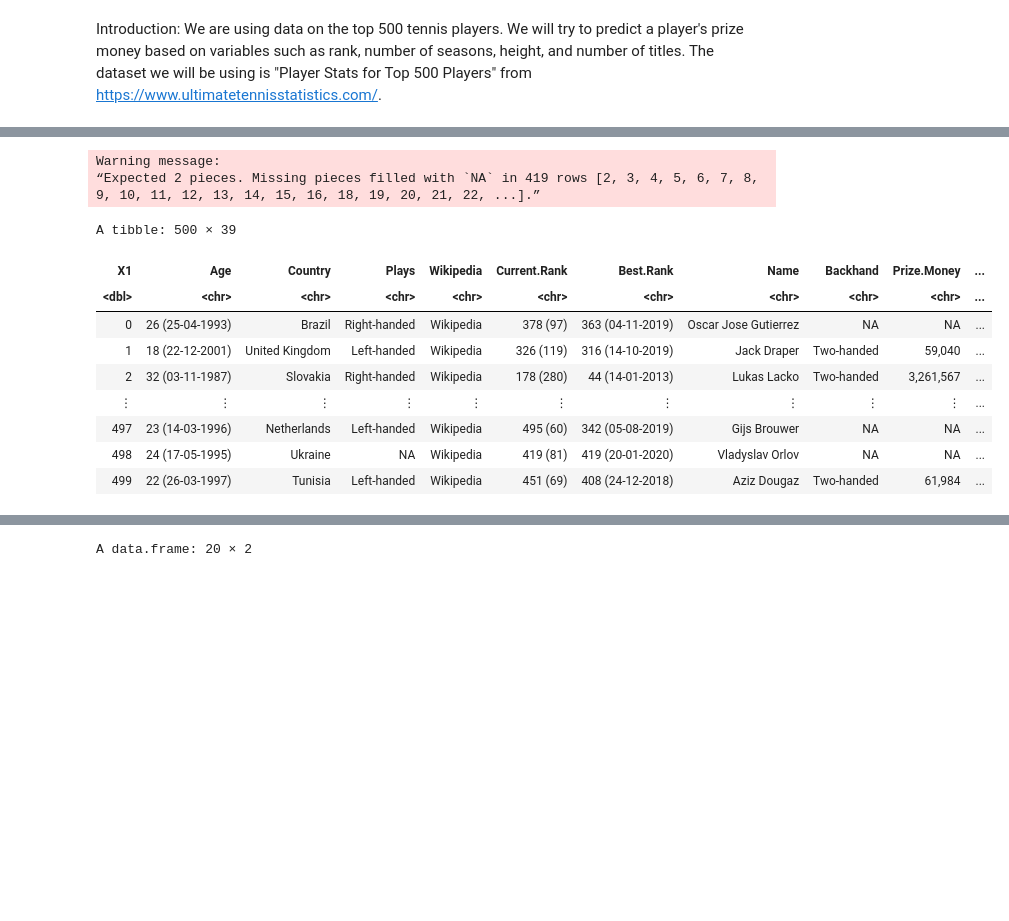
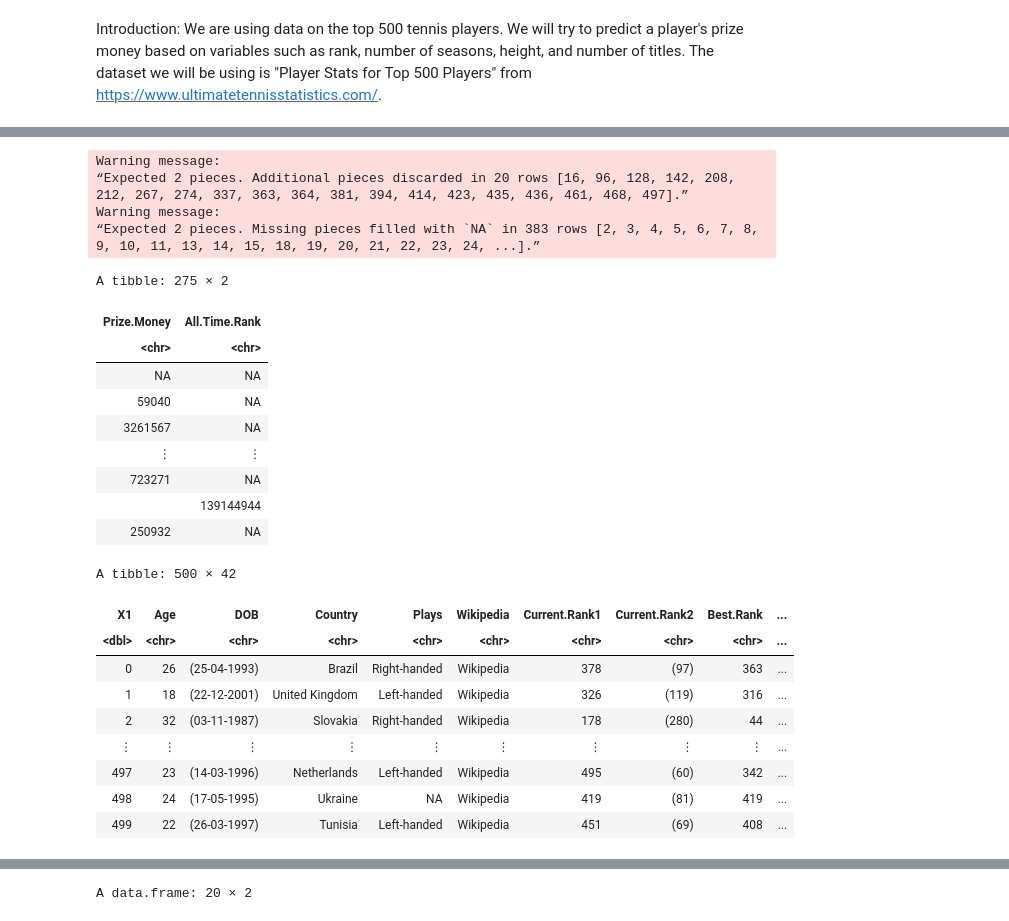
Before and after one commit to dscidyy/DSCI-100-Group-Project, a Jupyter notebook: Proposal.ipynb, the cells around one changed output, grey strips where cells are left out. Saved outputs shown, nothing was run; the diff lists cells and outputs as text; code cells hidden in the pictures; blank space fills up the shorter version.

```diff
--- a/Proposal.ipynb
+++ b/Proposal.ipynb
@@ -36,30 +43,64 @@ ERROR: Error: 'player_stats.csv' does not exist in current working directory ('/
 # %%
 colnames(player_stats) <- make.names(colnames(player_stats))
 
-
+#removing useless characters in
 player_stats$Prize.Money<-gsub("\\$","",as.character(player_stats$Prize.Money))
 player_stats$Prize.Money<-gsub("US","",as.character(player_stats$Prize.Money))
+player_stats$Prize.Money<-gsub("\\$ ","",as.character(player_stats$Prize.Money))
 player_stats$Prize.Money<-gsub("all-time leader in earnings","",as.character(player_stats$Prize.Money))
+player_stats$Prize.Money<-gsub("All-time leader in earnings","",as.character(player_stats$Prize.Money))
+player_stats$Prize.Money<-gsub(",","",as.character(player_stats$Prize.Money))
 
-player_stats <- player_stats%>%
+player_stats_tidy <- player_stats%>%
     separate(
         col = Prize.Money,
         into = c("Prize.Money", "All.Time.Rank"),
         sep = " ",
-        convert = TRUE
+    ) %>%
+    separate(
+        col = Age,
+        into = c("Age", "DOB"),
+        sep = " ",
+    ) %>%
+    separate(
+        col = Best.Rank,
+        into = c("Best.Rank", "Best.Rank.Date"),
+        sep = " ",
+    ) %>%
+    separate(
+        col = Current.Rank,
+        into = c("Current.Rank1", "Current.Rank2"),
+        sep = " ",
     )
 
-player_stats
+view<- player_stats_tidy%>%
+    select(Prize.Money,All.Time.Rank)
+
+head(view,275)
+
+player_stats_tidy
 # %% [output]
 Warning message:
-“Expected 2 pieces. Missing pieces filled with `NA` in 419 rows [2, 3, 4, 5, 6, 7, 8, 9, 10, 11, 12, 13, 14, 15, 16, 18, 19, 20, 21, 22, ...].”
+“Expected 2 pieces. Additional pieces discarded in 20 rows [16, 96, 128, 142, 208, 212, 267, 274, 337, 363, 364, 381, 394, 414, 423, 435, 436, 461, 468, 497].”
+Warning message:
+“Expected 2 pieces. Missing pieces filled with `NA` in 383 rows [2, 3, 4, 5, 6, 7, 8, 9, 10, 11, 13, 14, 15, 18, 19, 20, 21, 22, 23, 24, ...].”
-A tibble: 500 × 39
+A tibble: 275 × 2
-| X1 | Age | Country | Plays | Wikipedia | Current.Rank | Best.Rank | Name | Backhand | Prize.Money | ... |
-| <dbl> | <chr> | <chr> | <chr> | <chr> | <chr> | <chr> | <chr> | <chr> | <chr> | ... |
-| 0 | 26 (25-04-1993) | Brazil | Right-handed | Wikipedia | 378 (97) | 363 (04-11-2019) | Oscar Jose Gutierrez | NA | NA | ... |
-| 1 | 18 (22-12-2001) | United Kingdom | Left-handed | Wikipedia | 326 (119) | 316 (14-10-2019) | Jack Draper | Two-handed | 59,040 | ... |
-| 2 | 32 (03-11-1987) | Slovakia | Right-handed | Wikipedia | 178 (280) | 44 (14-01-2013) | Lukas Lacko | Two-handed | 3,261,567 | ... |
-| ⋮ | ⋮ | ⋮ | ⋮ | ⋮ | ⋮ | ⋮ | ⋮ | ⋮ | ⋮ | ... |
-| 497 | 23 (14-03-1996) | Netherlands | Left-handed | Wikipedia | 495 (60) | 342 (05-08-2019) | Gijs Brouwer | NA | NA | ... |
-| 498 | 24 (17-05-1995) | Ukraine | NA | Wikipedia | 419 (81) | 419 (20-01-2020) | Vladyslav Orlov | NA | NA | ... |
-| 499 | 22 (26-03-1997) | Tunisia | Left-handed | Wikipedia | 451 (69) | 408 (24-12-2018) | Aziz Dougaz | Two-handed | 61,984 | ... |
+| Prize.Money | All.Time.Rank |
+| <chr> | <chr> |
+| NA | NA |
+| 59040 | NA |
+| 3261567 | NA |
+| ⋮ | ⋮ |
+| 723271 | NA |
+|  | 139144944 |
+| 250932 | NA |
+A tibble: 500 × 42
+| X1 | Age | DOB | Country | Plays | Wikipedia | Current.Rank1 | Current.Rank2 | Best.Rank | ... |
+| <dbl> | <chr> | <chr> | <chr> | <chr> | <chr> | <chr> | <chr> | <chr> | ... |
+| 0 | 26 | (25-04-1993) | Brazil | Right-handed | Wikipedia | 378 | (97) | 363 | ... |
+| 1 | 18 | (22-12-2001) | United Kingdom | Left-handed | Wikipedia | 326 | (119) | 316 | ... |
+| 2 | 32 | (03-11-1987) | Slovakia | Right-handed | Wikipedia | 178 | (280) | 44 | ... |
+| ⋮ | ⋮ | ⋮ | ⋮ | ⋮ | ⋮ | ⋮ | ⋮ | ⋮ | ... |
+| 497 | 23 | (14-03-1996) | Netherlands | Left-handed | Wikipedia | 495 | (60) | 342 | ... |
+| 498 | 24 | (17-05-1995) | Ukraine | NA | Wikipedia | 419 | (81) | 419 | ... |
+| 499 | 22 | (26-03-1997) | Tunisia | Left-handed | Wikipedia | 451 | (69) | 408 | ... |
```
Also changed, not shown: parts of 3 cells of this notebook.
